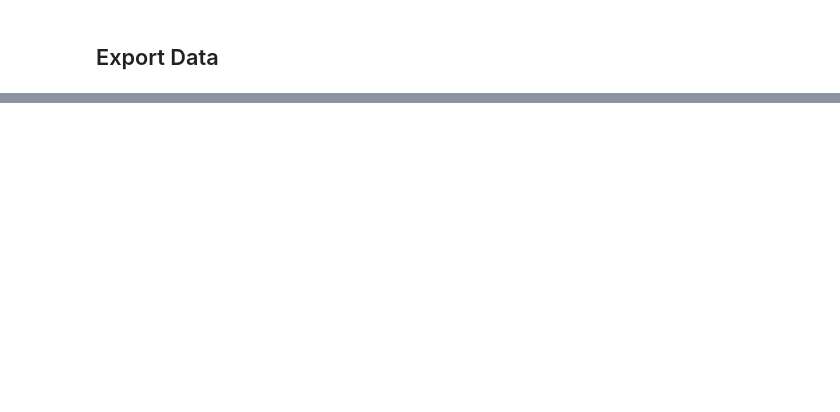
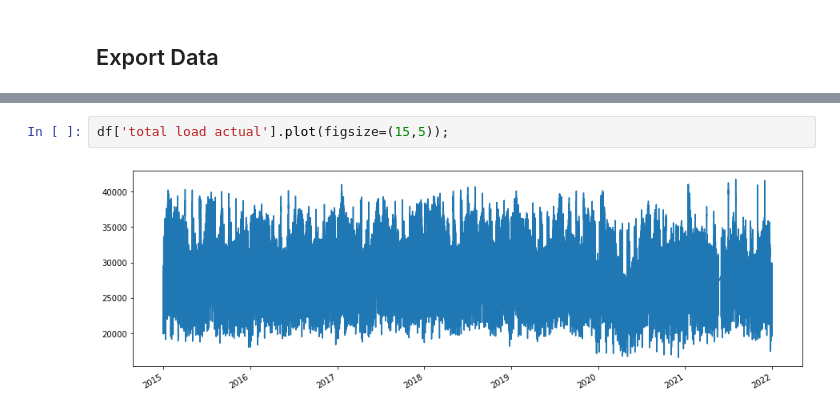
Before and after one commit to EvanHolder/Predicting-Energy-Markets-in-Spain, a Jupyter notebook: scripts/EDA_cleaning.ipynb, the cells around one changed output, grey strips where cells are left out. Cells and saved outputs as stored; diff of their text form; blank space fills up the shorter version.

```diff
--- a/scripts/EDA_cleaning.ipynb
+++ b/scripts/EDA_cleaning.ipynb
@@ -462,0 +499,4 @@ df.to_csv('../data/df_clean.csv')
+# %%
+df['total load actual'].plot(figsize=(15,5));
+# %% [output]
+[figure, added]
```
Also changed, not shown: parts of 7 cells of this notebook.
